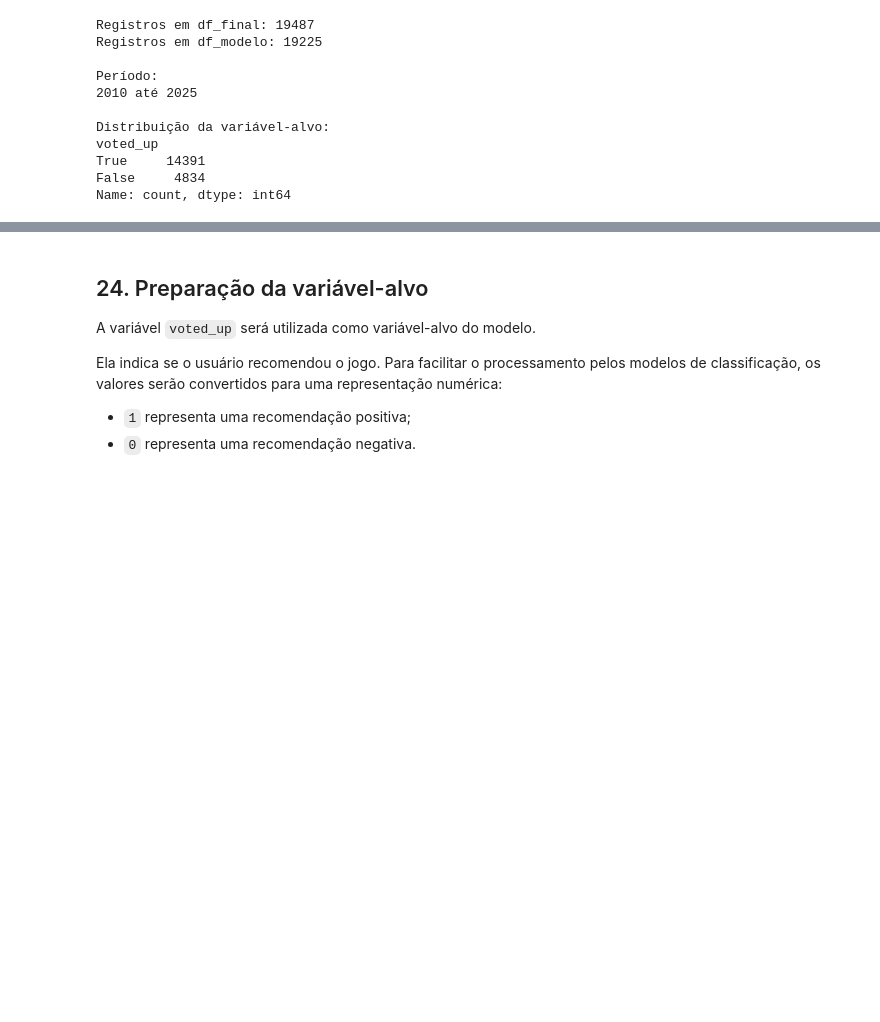
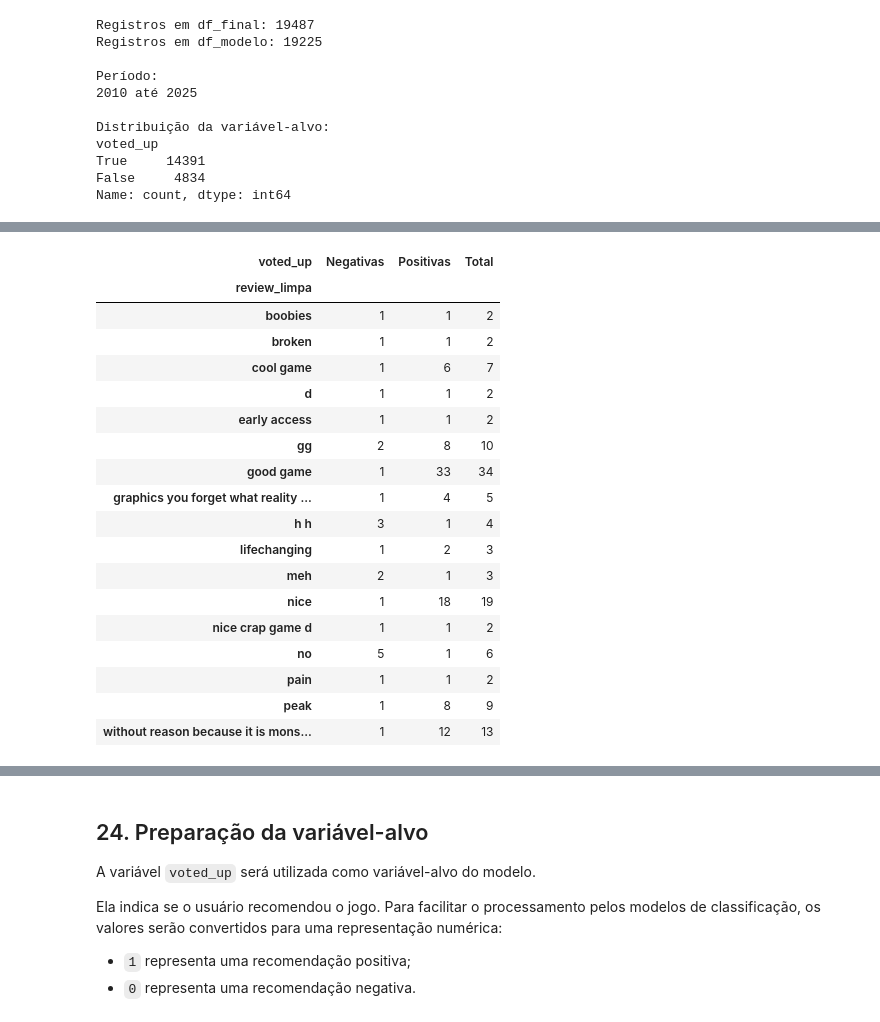
Before and after one commit to marcosaraujoCL/projeto-aplicado-II-classificacoes-avaliacoes, a Jupyter notebook: Notebooks/01_eda_preprocessamento.ipynb, the cells around one changed output, grey strips where cells are left out. Saved outputs shown, nothing was run; the diff lists cells and outputs as text; code cells hidden in the pictures; blank space fills up the shorter version.

```diff
--- a/Notebooks/01_eda_preprocessamento.ipynb
+++ b/Notebooks/01_eda_preprocessamento.ipynb
@@ -35,14 +35,19 @@ Nesta etapa são definidos os caminhos dos arquivos que serão utilizados no
 projeto. O trabalho será desenvolvido exclusivamente com a base de avaliações
 da Steam, não sendo utilizado o dataset adicional de jogos.
 # %%
-PASTA_PROJETO = Path.cwd().parent  # Sobe um nível a partir da pasta 'notebooks'
+from tkinter import Tk, filedialog
+from pathlib import Path
 
-ARQUIVO_REVIEWS = (
-    PASTA_PROJETO
-    / "Data"
-    / "steam_2025_5k-dataset-reviews_20250901.json.gz"
+janela = Tk()
+janela.withdraw()
+
+arquivo_selecionado = filedialog.askopenfilename(
+    title="Selecione o dataset de avaliações da Steam",
+    filetypes=[("Arquivos JSON compactados", "*.json.gz")]
 )
 
-print("Arquivo de reviews:", ARQUIVO_REVIEWS)
-print("Arquivo existe?", ARQUIVO_REVIEWS.exists())
+ARQUIVO_REVIEWS = Path(arquivo_selecionado)
+
+print("Arquivo selecionado:", ARQUIVO_REVIEWS)
+print("Arquivo existe?", ARQUIVO_REVIEWS.is_file())
 # %% [output]
@@ -693,0 +747,41 @@ Name: count, dtype: int64
+# %%
+# Análise detalhada dos grupos com classificações conflitantes
+
+conflitos_detalhados = (
+    df_modelo[
+        df_modelo["review_limpa"].isin(grupos_conflitantes.index)
+    ]
+    .groupby(["review_limpa", "voted_up"])
+    .size()
+    .unstack(fill_value=0)
+    .rename(columns={
+        True: "Positivas",
+        False: "Negativas"
+    })
+)
+
+conflitos_detalhados["Total"] = (
+    conflitos_detalhados.sum(axis=1)
+)
+
+display(conflitos_detalhados)
+# %% [output]
+| voted_up | Negativas | Positivas | Total |
+| review_limpa |  |  |  |
+| boobies | 1 | 1 | 2 |
+| broken | 1 | 1 | 2 |
+| cool game | 1 | 6 | 7 |
+| d | 1 | 1 | 2 |
+| early access | 1 | 1 | 2 |
+| gg | 2 | 8 | 10 |
+| good game | 1 | 33 | 34 |
+| graphics you forget what reality ... | 1 | 4 | 5 |
+| h h | 3 | 1 | 4 |
+| lifechanging | 1 | 2 | 3 |
+| meh | 2 | 1 | 3 |
+| nice | 1 | 18 | 19 |
+| nice crap game d | 1 | 1 | 2 |
+| no | 5 | 1 | 6 |
+| pain | 1 | 1 | 2 |
+| peak | 1 | 8 | 9 |
+| without reason because it is mons... | 1 | 12 | 13 |
```
Also changed, not shown: parts of 16 cells of this notebook, 7 other files.
